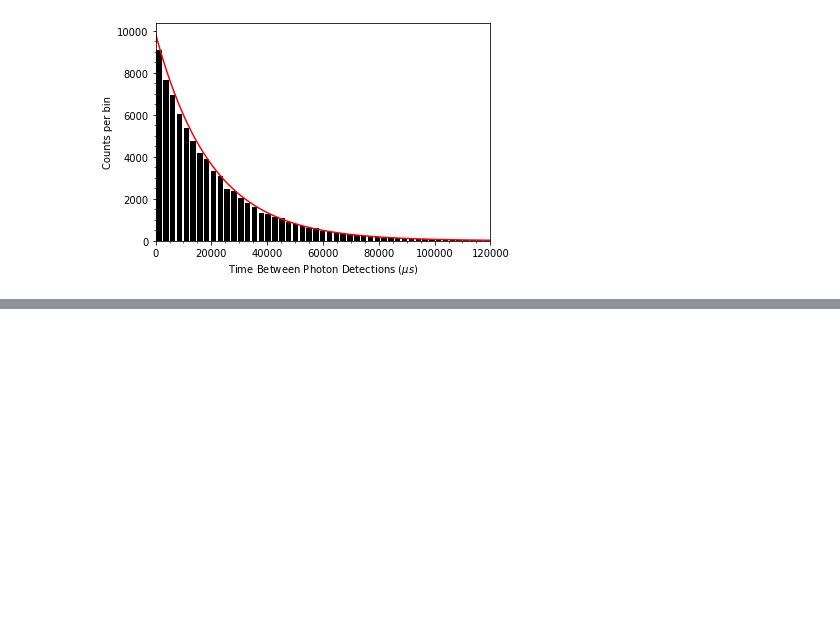
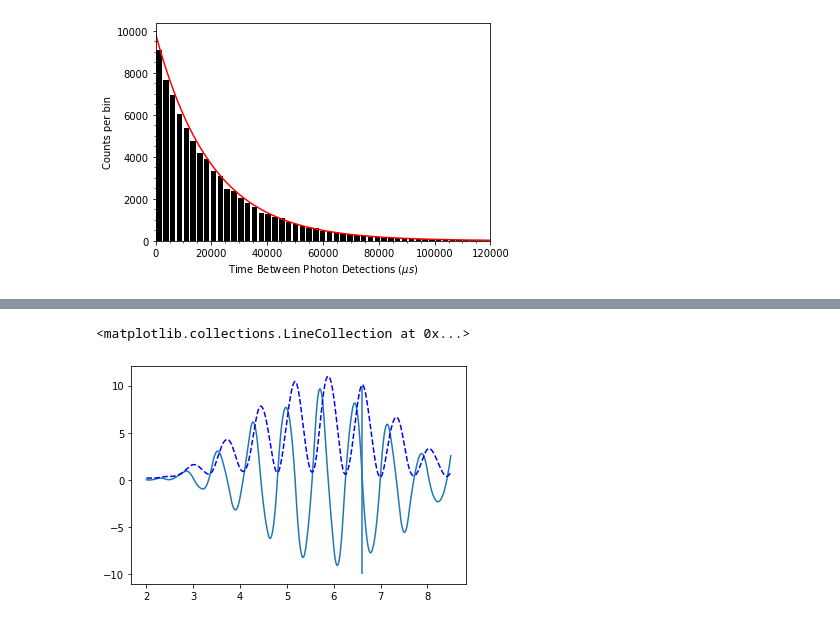
Before and after one commit to cwru-robin/Phys301, a Jupyter notebook: Photon Counting/Anylisis.ipynb, the cells around one changed output, grey strips where cells are left out. Cells and saved outputs as stored; diff of their text form; code cells hidden in the pictures; blank space fills up the shorter version.

```diff
--- a/Photon Counting/Anylisis.ipynb
+++ b/Photon Counting/Anylisis.ipynb
@@ -238,0 +239,7 @@ array([-4.448202  ,  0.04253317,  0.25335576,  5.91663085,  0.71300264])
+# %%
+plt.plot(X,spline.derivative(1)(X))
+plt.plot(X, 5*spline(X), 'b--')
+plt.vlines(6.6,-10,10)
+# %% [output]
+<matplotlib.collections.LineCollection at 0x...>
+[figure, added]
```
Also changed, not shown: parts of 7 cells of this notebook.
